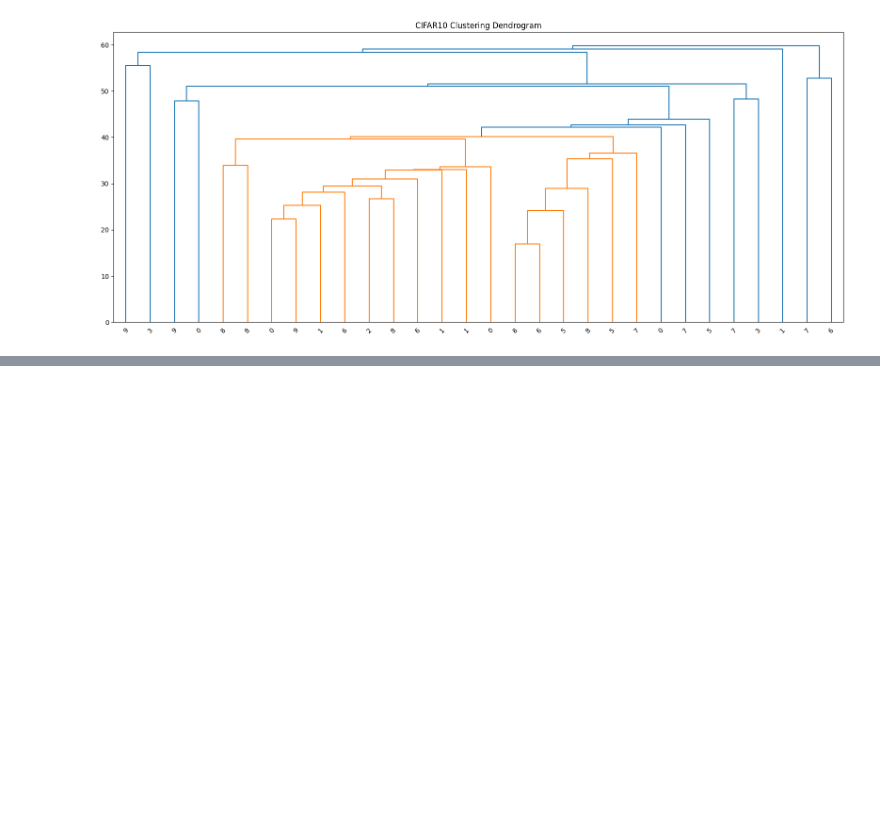
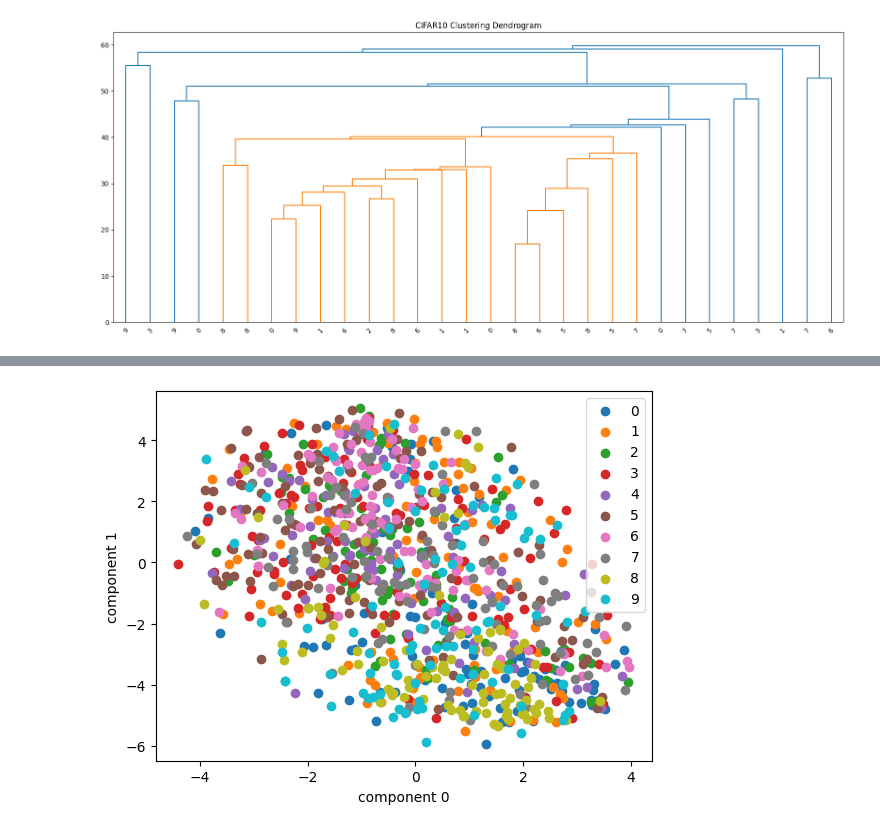
Before and after one commit to hyeonji826/AI, a Jupyter notebook: 7_비지도_학습.ipynb, the cells around one changed output, grey strips where cells are left out. Saved outputs shown, nothing was run; the diff lists cells and outputs as text; code cells hidden in the pictures; blank space fills up the shorter version.

```diff
--- a/7_비지도_학습.ipynb
+++ b/7_비지도_학습.ipynb
@@ -344,0 +472,4 @@ plt.show()
+# %%
+plot_embedding(tsne_pca, cifar10_X, cifar10_y, cifar10_idx)
+# %% [output]
+[figure, added]
```
Also changed, not shown: parts of 36 cells of this notebook.
